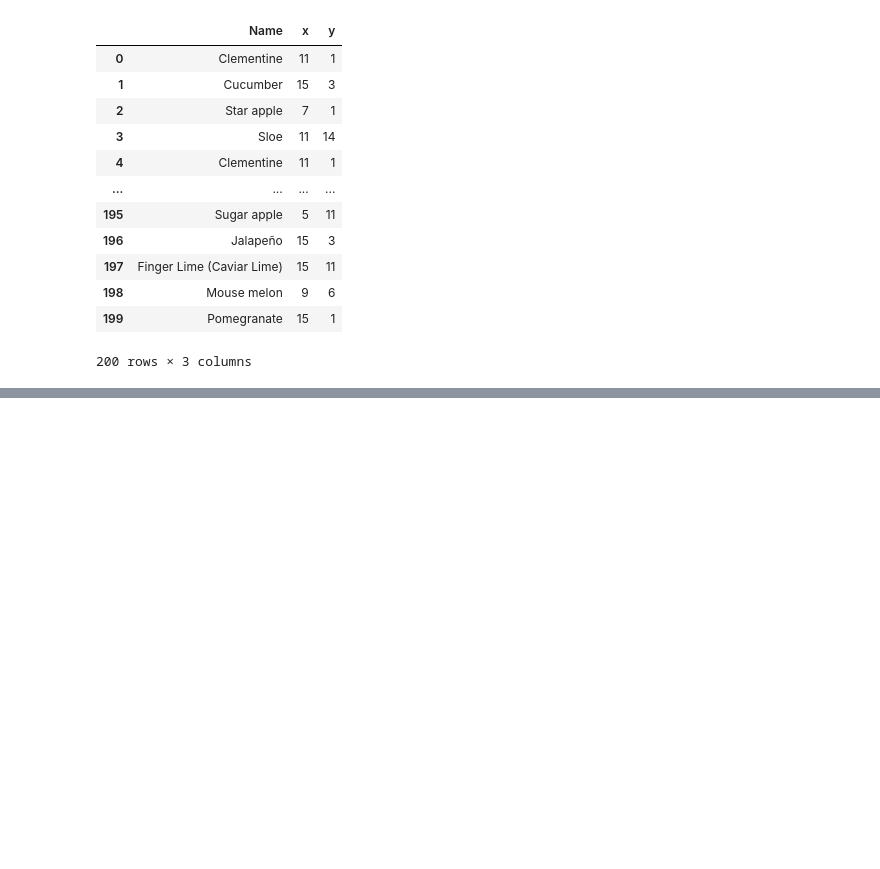
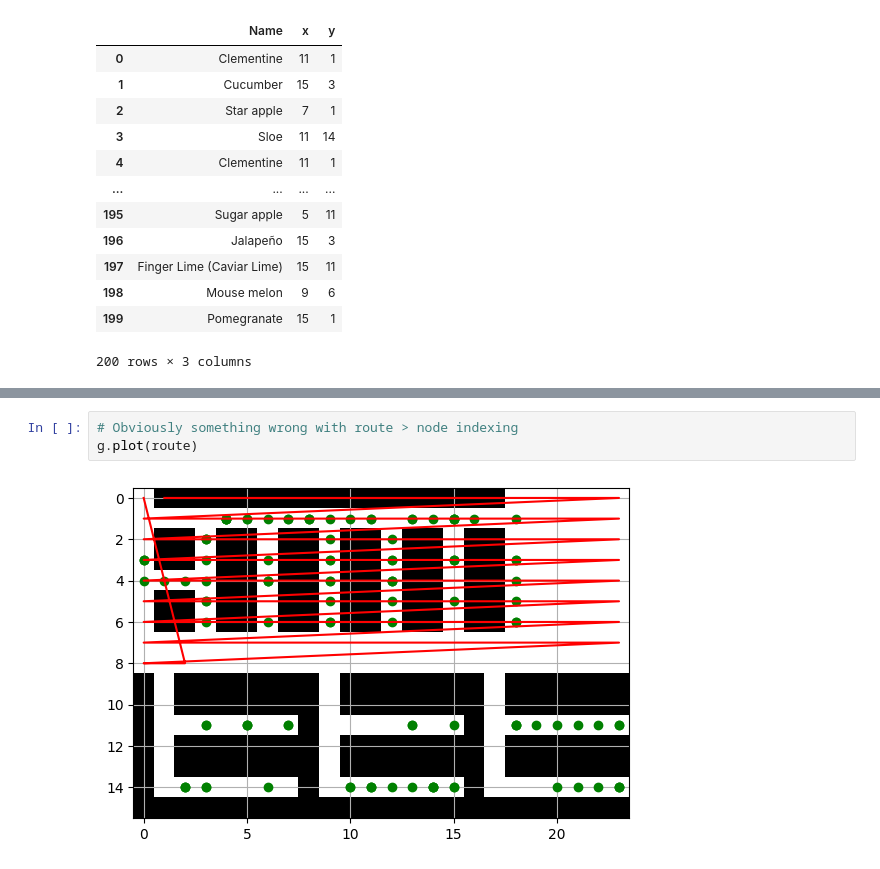
Before and after one commit to coleandreoli/warehouseTSP, a Jupyter notebook: warehouse_data.ipynb, the cells around one changed output, grey strips where cells are left out. Saved outputs shown, nothing was run; the diff lists cells and outputs as text; blank space fills up the shorter version.

```diff
--- a/warehouse_data.ipynb
+++ b/warehouse_data.ipynb
@@ -523,0 +604,5 @@ df_wo2.drop(columns=["bin", "cluster", "Category"])
+# %%
+# Obviously something wrong with route > node indexing
+g.plot(route)
+# %% [output]
+[figure, added]
```
Also changed, not shown: parts of 4 cells of this notebook.
